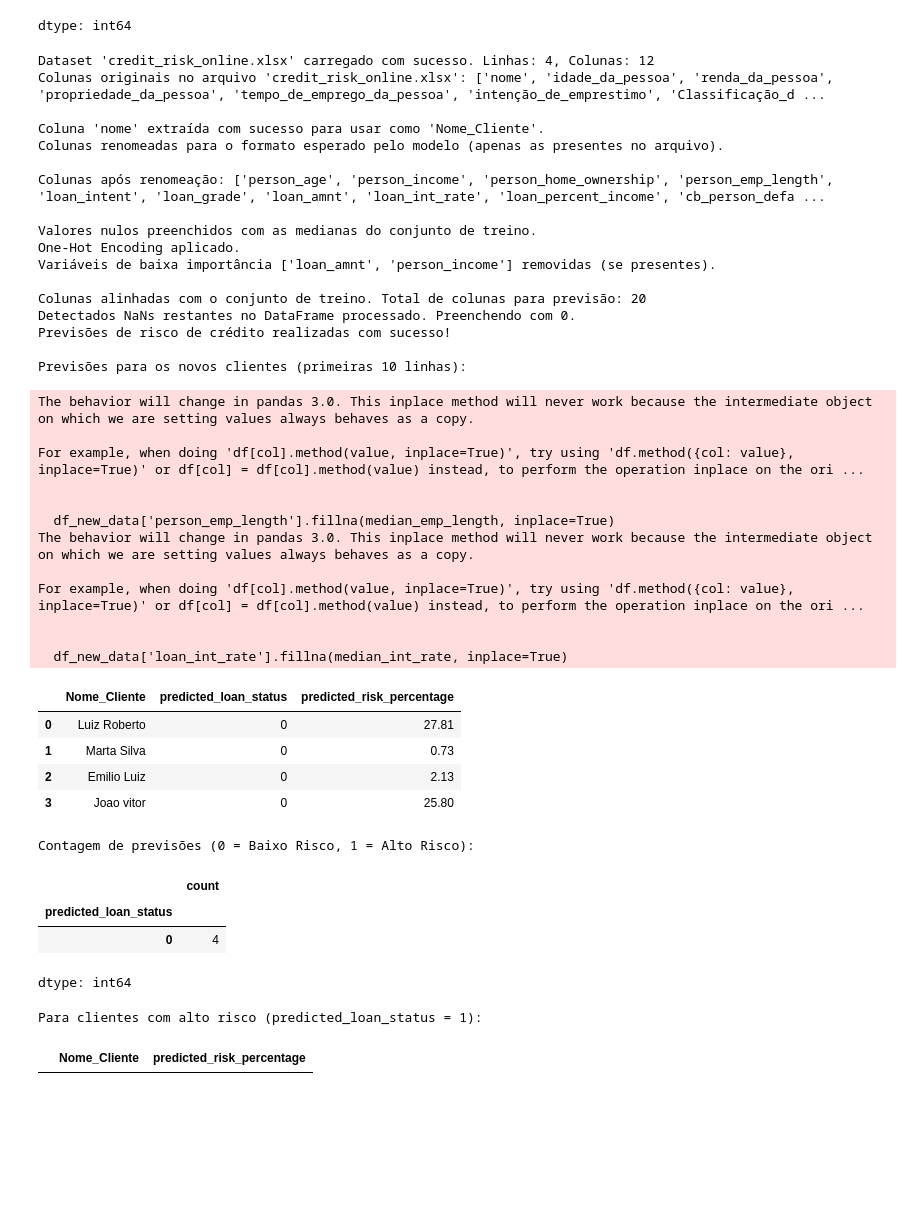
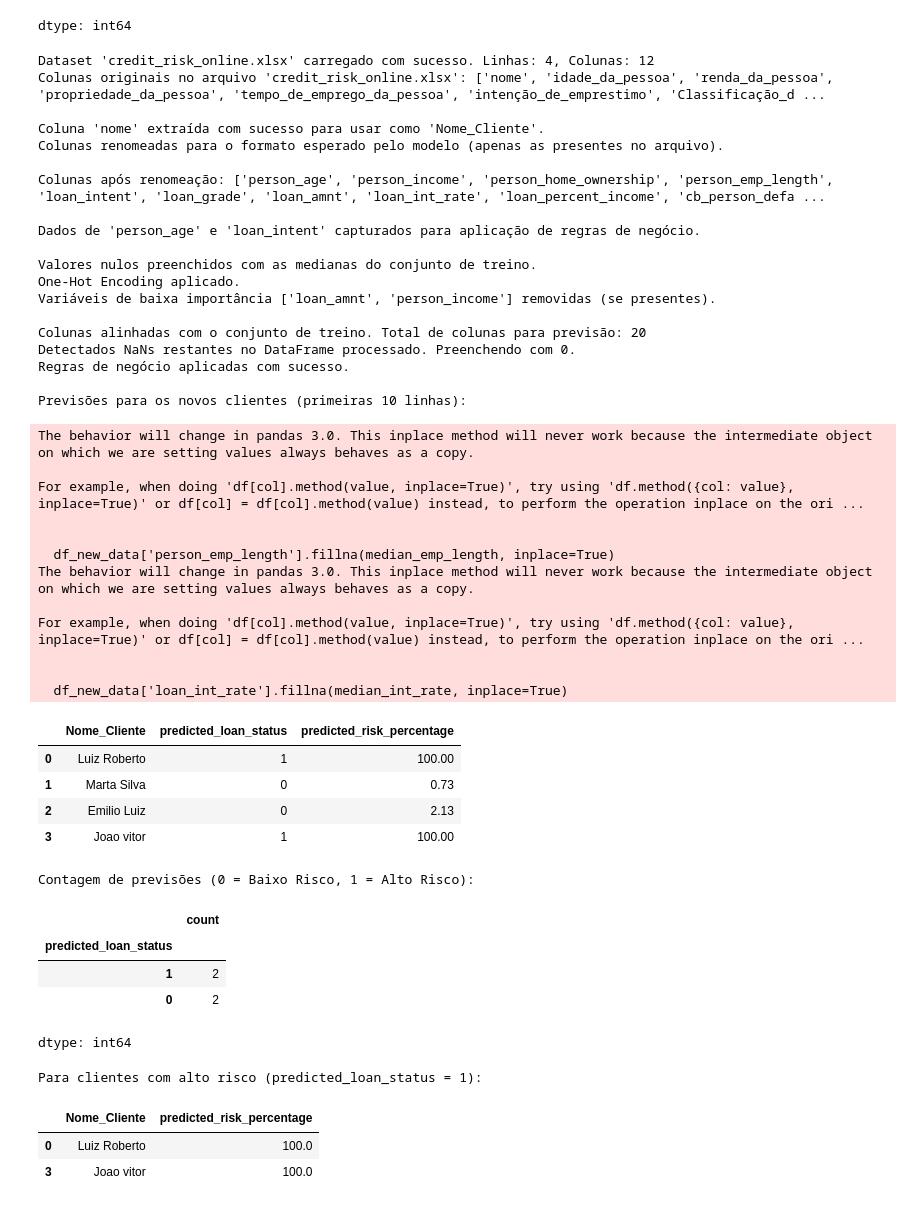
Before and after one commit to felipetavaressilvaoliveira-netizen/senacai, a Jupyter notebook: analise_risco_credito_Terca_feira.ipynb, the cells around one changed output. Drawn from its saved outputs; the diff is of its cells as text; code cells hidden in the pictures; blank space fills up the shorter version.

```diff
--- a/analise_risco_credito_Terca_feira.ipynb
+++ b/analise_risco_credito_Terca_feira.ipynb
@@ -588,6 +588,7 @@ def predict_risk_from_file(file_path):
     """
     Carrega um arquivo Excel do ambiente do Colab, aplica o pré-processamento
     e faz previsões de risco de crédito usando o modelo treinado.
+    Aplica regras de negócio adicionais para ajustar o risco de crédito.
 
     Args:
         file_path (str): O caminho completo do arquivo Excel no ambiente do Colab.
@@ -620,7 +621,7 @@ def predict_risk_from_file(file_path):
             'idade_da_pessoa': 'person_age',
             'renda_da_pessoa': 'person_income',
             'propriedade_da_pessoa': 'person_home_ownership',
-            'tempo_de_emprego_da_pessoa': 'person_emp_length', # CORRIGIDO
+            'tempo_de_emprego_da_pessoa': 'person_emp_length',
             'intenção_de_emprestimo': 'loan_intent',
             'Classificação_de_credito': 'loan_grade',
             'valor_do_emprestimo': 'loan_amnt',
@@ -647,6 +648,13 @@ def predict_risk_from_file(file_path):
                     f"Erro: A coluna essencial '{col}' (esperada após renomeação de '{original_portuguese_name}') não foi encontrada no dataset.\n"
                     f"Por favor, verifique se o arquivo de entrada '{file_path.split('/')[-1]}' contém uma coluna com o nome em português correspondente e se o mapeamento está correto."
                 )
+
+        # --- CAPTURAR DADOS PARA AS REGRAS DE NEGÓCIO ---
+        # Captura as colunas necessárias para as regras de negócio do df_new_data (com nomes em inglês)
+        age_for_rules = df_new_data['person_age'].copy()
+        loan_intent_for_rules = df_new_data['loan_intent'].copy()
+        print("Dados de 'person_age' e 'loan_intent' capturados para aplicação de regras de negócio.\n")
+
 
         # 1. Tratamento de valores nulos (usando medianas do treino original)
         df_new_data['person_emp_length'].fillna(median_emp_length, inplace=True)
@@ -689,14 +697,34 @@ def predict_risk_from_file(file_path):
         probabilities = model_reduced.predict_proba(df_processed_for_prediction)[:, 1] # Probabilidade da classe 1
 
         # Adicionar as previsões e os nomes dos clientes ao DataFrame original de saída
-        # Certifique-se de que 'Nome_Cliente' é adicionado corretamente ao df_original_for_output
         df_original_for_output['Nome_Cliente'] = client_names
-        df_original_for_output['predicted_loan_status'] = predictions
-        df_original_for_output['predicted_risk_percentage'] = (probabilities * 100).round(2)
-        print("Previsões de risco de crédito realizadas com sucesso!")
+        df_original_for_output['predicted_loan_status_model'] = predictions # Previsão do modelo (sem regras)
+        df_original_for_output['predicted_risk_percentage_model'] = (probabilities * 100).round(2) # Prob do modelo (sem regras)
 
-        # Reordenar as colunas para que Nome_Cliente, status e porcentagem fiquem visíveis
-        output_cols = ['Nome_Cliente'] + [col for col in df_original_for_output.columns if col not in ['Nome_Cliente', 'predicted_loan_status', 'predicted_risk_percentage']] + ['predicted_loan_status', 'predicted_risk_percentage']
+        # --- APLICAR REGRAS DE NEGÓCIO ---
+        # Inicializa as colunas de previsão final com as do modelo
+        df_original_for_output['predicted_loan_status'] = df_original_for_output['predicted_loan_status_model']
+        df_original_for_output['predicted_risk_percentage'] = df_original_for_output['predicted_risk_percentage_model']
+
+        # Regra 1: Idade < 18 anos -> Crédito negado (Alto Risco)
+        rule_age_under_18 = (age_for_rules < 18)
+        df_original_for_output.loc[rule_age_under_18, 'predicted_loan_status'] = 1
+        df_original_for_output.loc[rule_age_under_18, 'predicted_risk_percentage'] = 100.0
+
+        # Regra 2: Idade > 70 anos -> Alto Risco
+        rule_age_over_70 = (age_for_rules > 70)
+        df_original_for_output.loc[rule_age_over_70, 'predicted_loan_status'] = 1
+        df_original_for_output.loc[rule_age_over_70, 'predicted_risk_percentage'] = 100.0
+
+        # Regra 3: Motivo do empréstimo 'MEDICAL' (cuidar da saúde) -> Alto Risco
+        rule_loan_medical = (loan_intent_for_rules == 'MEDICAL')
+        df_original_for_output.loc[rule_loan_medical, 'predicted_loan_status'] = 1
+        df_original_for_output.loc[rule_loan_medical, 'predicted_risk_percentage'] = 100.0
+
+        print("Regras de negócio aplicadas com sucesso.")
+
+        # Reordenar as colunas para que Nome_Cliente, status e porcentagem final fiquem visíveis
+        output_cols = ['Nome_Cliente'] + [col for col in df_original_for_output.columns if col not in ['Nome_Cliente', 'predicted_loan_status', 'predicted_risk_percentage', 'predicted_loan_status_model', 'predicted_risk_percentage_model']] + ['predicted_loan_status', 'predicted_risk_percentage']
         return df_original_for_output[output_cols]
 
     except FileNotFoundError:
@@ -726,36 +754,41 @@ Colunas renomeadas para o formato esperado pelo modelo (apenas as presentes no a
 
 Colunas após renomeação: ['person_age', 'person_income', 'person_home_ownership', 'person_emp_length', 'loan_intent', 'loan_grade', 'loan_amnt', 'loan_int_rate', 'loan_percent_income', 'cb_person_defa ...
 
+Dados de 'person_age' e 'loan_intent' capturados para aplicação de regras de negócio.
+
 Valores nulos preenchidos com as medianas do conjunto de treino.
 One-Hot Encoding aplicado.
 Variáveis de baixa importância ['loan_amnt', 'person_income'] removidas (se presentes).
 
 Colunas alinhadas com o conjunto de treino. Total de colunas para previsão: 20
 Detectados NaNs restantes no DataFrame processado. Preenchendo com 0.
-Previsões de risco de crédito realizadas com sucesso!
+Regras de negócio aplicadas com sucesso.
 
 Previsões para os novos clientes (primeiras 10 linhas):
 The behavior will change in pandas 3.0. This inplace method will never work because the intermediate object on which we are setting values always behaves as a copy.
 
 For example, when doing 'df[col].method(value, inplace=True)', try using 'df.method({col: value}, inplace=True)' or df[col] = df[col].method(value) instead, to perform the operation inplace on the ori ...
 
 
   df_new_data['person_emp_length'].fillna(median_emp_length, inplace=True)
 The behavior will change in pandas 3.0. This inplace method will never work because the intermediate object on which we are setting values always behaves as a copy.
 
 For example, when doing 'df[col].method(value, inplace=True)', try using 'df.method({col: value}, inplace=True)' or df[col] = df[col].method(value) instead, to perform the operation inplace on the ori ...
 
 
   df_new_data['loan_int_rate'].fillna(median_int_rate, inplace=True)
 |  | Nome_Cliente | predicted_loan_status | predicted_risk_percentage |
-| 0 | Luiz Roberto | 0 | 27.81 |
+| 0 | Luiz Roberto | 1 | 100.00 |
 | 1 | Marta Silva | 0 | 0.73 |
 | 2 | Emilio Luiz | 0 | 2.13 |
-| 3 | Joao vitor | 0 | 25.80 |
+| 3 | Joao vitor | 1 | 100.00 |
 Contagem de previsões (0 = Baixo Risco, 1 = Alto Risco):
 |  | count |
 | predicted_loan_status |  |
-| 0 | 4 |
+| 1 | 2 |
+| 0 | 2 |
 dtype: int64
 Para clientes com alto risco (predicted_loan_status = 1):
 |  | Nome_Cliente | predicted_risk_percentage |
+| 0 | Luiz Roberto | 100.0 |
+| 3 | Joao vitor | 100.0 |
```
